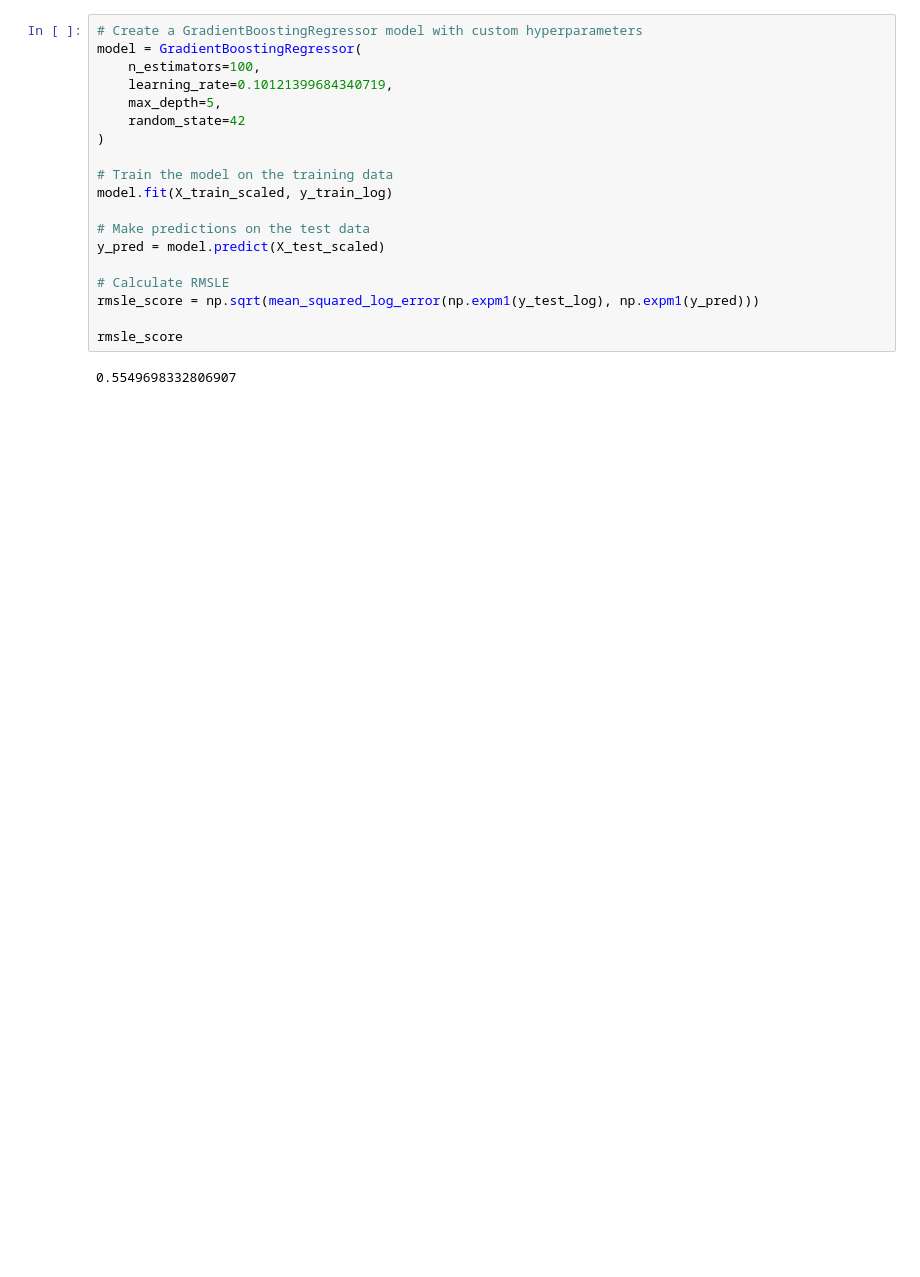
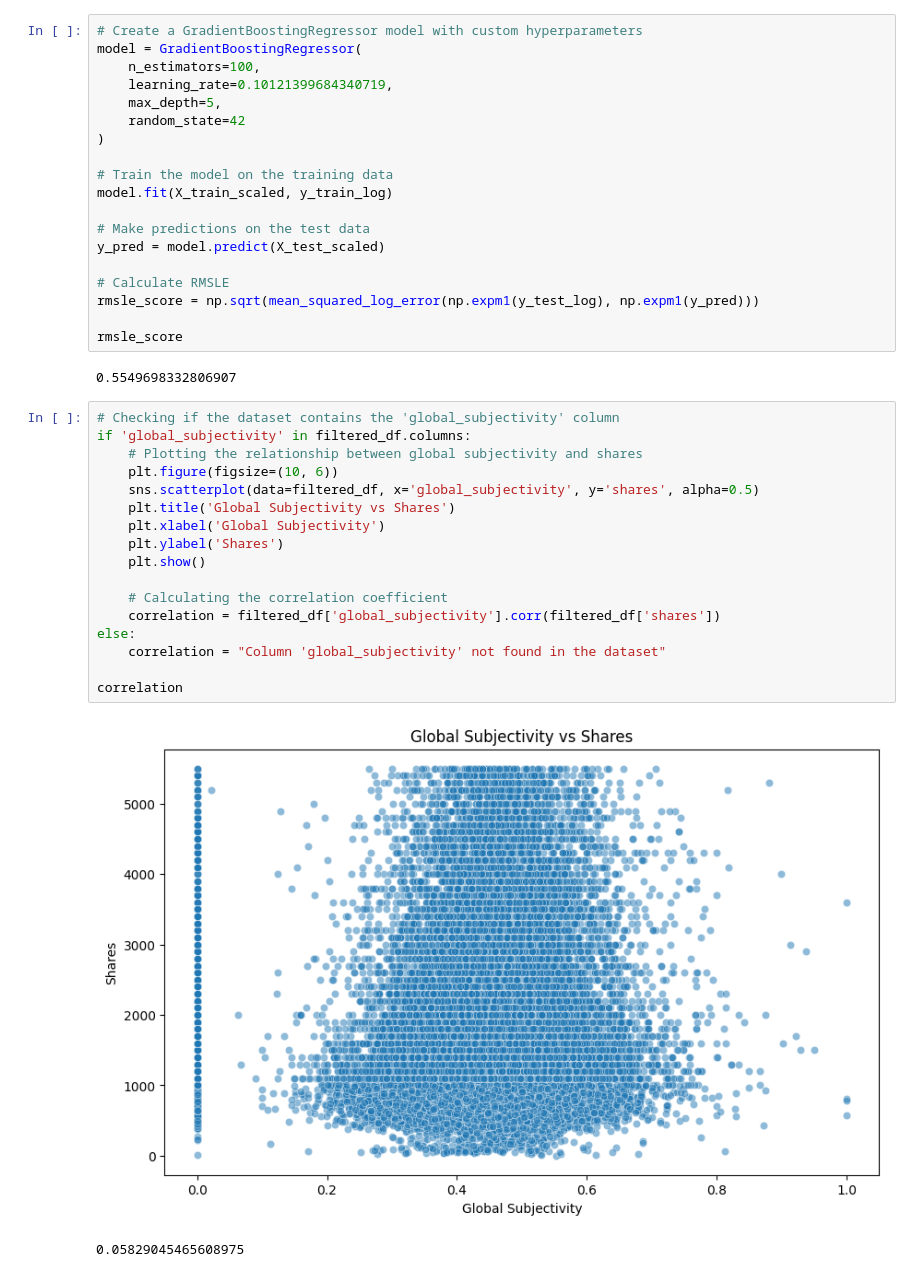
Before and after one commit to Ruchit42/Online_News_Shares, a Jupyter notebook: Capstone_News_shares_current_version.ipynb, the cells around one changed output. Saved outputs shown, nothing was run; the diff lists cells and outputs as text; blank space fills up the shorter version.

```diff
--- a/Capstone_News_shares_current_version.ipynb
+++ b/Capstone_News_shares_current_version.ipynb
@@ -639,3 +359,23 @@ rmsle_score = np.sqrt(mean_squared_log_error(np.expm1(y_test_log), np.expm1(y_pr
 rmsle_score
 # %% [output]
 0.5549698332806907
+# %%
+# Checking if the dataset contains the 'global_subjectivity' column
+if 'global_subjectivity' in filtered_df.columns:
+    # Plotting the relationship between global subjectivity and shares
+    plt.figure(figsize=(10, 6))
+    sns.scatterplot(data=filtered_df, x='global_subjectivity', y='shares', alpha=0.5)
+    plt.title('Global Subjectivity vs Shares')
+    plt.xlabel('Global Subjectivity')
+    plt.ylabel('Shares')
+    plt.show()
+
+    # Calculating the correlation coefficient
+    correlation = filtered_df['global_subjectivity'].corr(filtered_df['shares'])
+else:
+    correlation = "Column 'global_subjectivity' not found in the dataset"
+
+correlation
+# %% [output]
+[figure, added]
+0.05829045465608975
```
Also changed, not shown: parts of 34 cells of this notebook.
